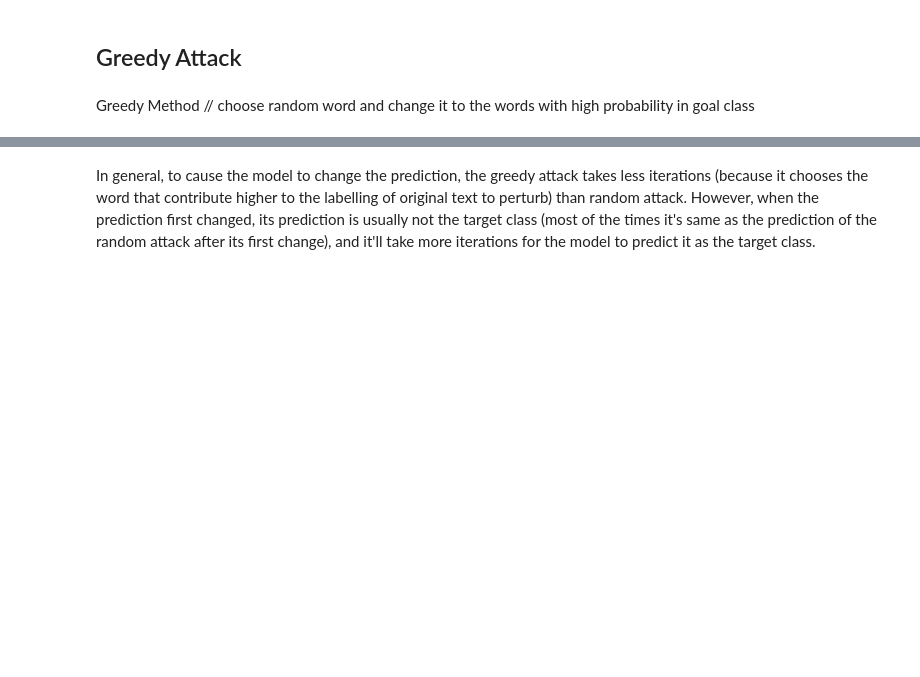
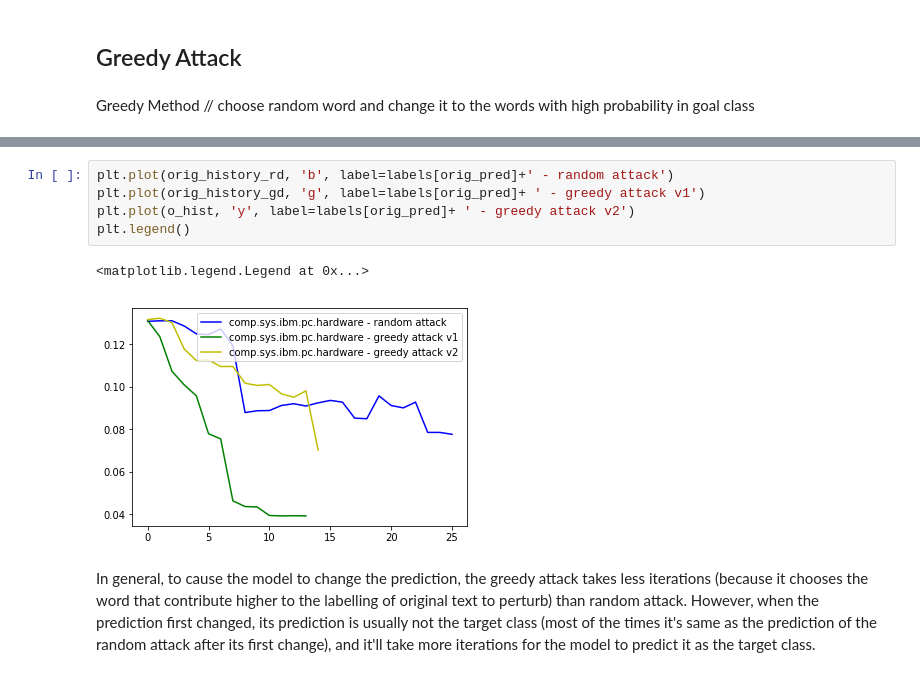
Before and after one commit to malzantot/cs269_fooling_nlp, a Jupyter notebook: Fooling NLP.ipynb, the cells around one changed output, grey strips where cells are left out. Cells and saved outputs as stored; diff of their text form; blank space fills up the shorter version.

```diff
--- a/Fooling NLP.ipynb
+++ b/Fooling NLP.ipynb
@@ -179,3 +201,11 @@ Original class "rec.sport.hockey" - New class: "rec.motorcycles"
+# %%
+plt.plot(orig_history_rd, 'b', label=labels[orig_pred]+' - random attack')
+plt.plot(orig_history_gd, 'g', label=labels[orig_pred]+ ' - greedy attack v1')
+plt.plot(o_hist, 'y', label=labels[orig_pred]+ ' - greedy attack v2')
+plt.legend()
+# %% [output]
+<matplotlib.legend.Legend at 0x...>
+[figure, added]
 # %% [markdown]
 In general, to cause the model to change the prediction, the greedy attack takes less iterations (because it chooses the word that contribute higher to the labelling of original text to perturb) than random attack.  However, when the prediction first changed, its prediction is usually not the target class (most of the times it's same as the prediction of the random attack after its first change), and it'll take more iterations for the model to predict it as the target class.
 # %% [markdown]
```
Also changed, not shown: parts of 10 cells of this notebook, 3 other files.
